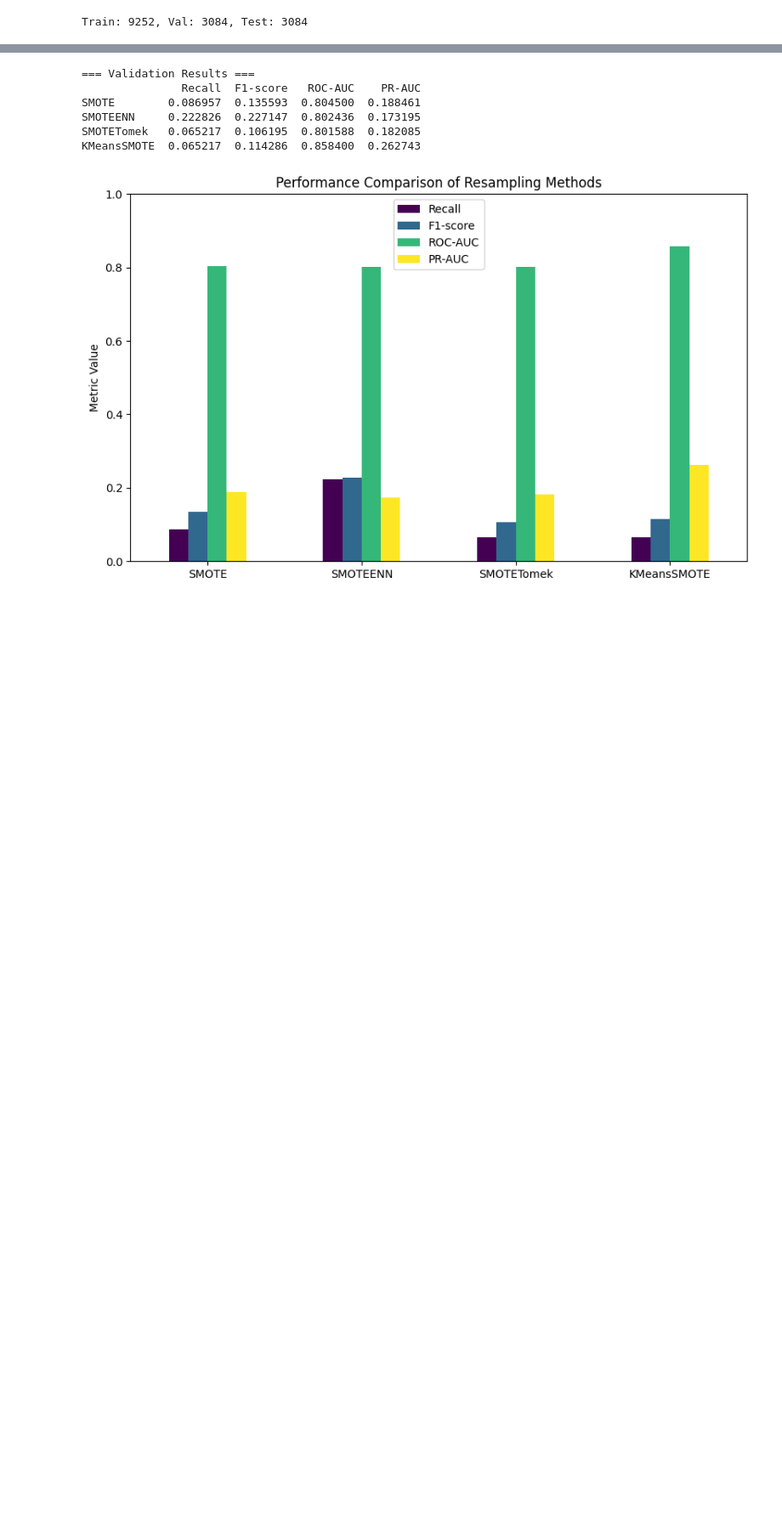
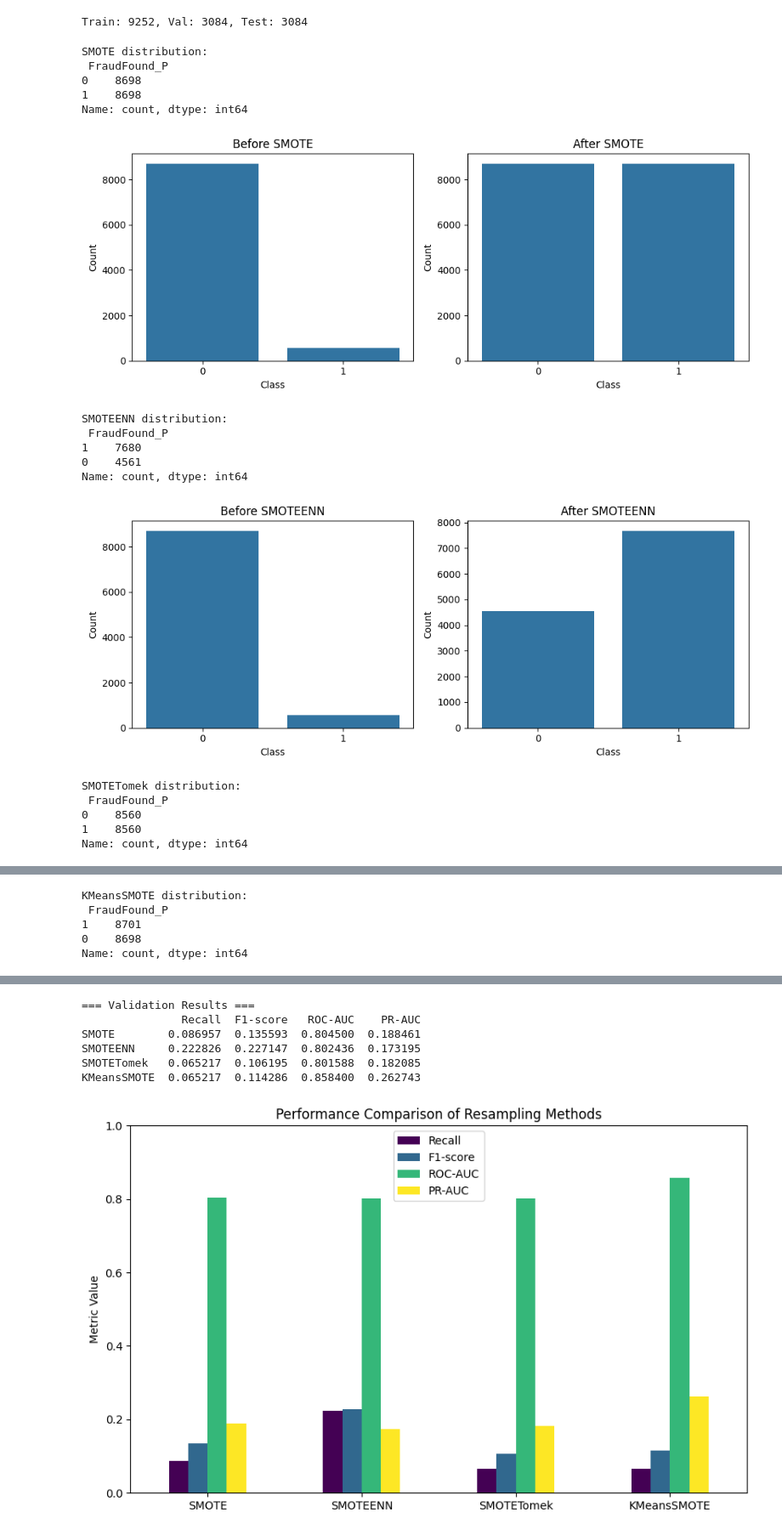
Before and after one commit to enxinn/DSA4263_VehicleInsuranceFraud, a Jupyter notebook: src/resampling_method.ipynb, the cells around one changed output, grey strips where cells are left out. Shown: that part at 85% size. Saved outputs shown, nothing was run; the diff lists cells and outputs as text; code cells hidden in the pictures; blank space fills up the shorter version.

```diff
--- a/src/resampling_method.ipynb
+++ b/src/resampling_method.ipynb
@@ -42,6 +42,19 @@ resamplers = {
         random_state=42, kmeans_estimator=kmeans, cluster_balance_threshold=0.01
     )
 }
+# %%
+# Define class distribution helper
+def plot_class_distribution(y_before, y_after, title):
+    fig, axes = plt.subplots(1, 2, figsize=(10, 4))
+    sns.countplot(x=y_before, ax=axes[0])
+    axes[0].set_title(f"Before {title}")
+    sns.countplot(x=y_after, ax=axes[1])
+    axes[1].set_title(f"After {title}")
+    for ax in axes:
+        ax.set_xlabel('Class')
+        ax.set_ylabel('Count')
+    plt.tight_layout()
+    plt.show()
 # %%
 # Define evaluation helper
 def evaluate_pipeline(name, pipeline, X_train, y_train, X_val, y_val):
@@ -57,3 +70,27 @@ def evaluate_pipeline(name, pipeline, X_train, y_train, X_val, y_val):
         "ROC-AUC": roc_auc_score(y_val, y_prob),
         "PR-AUC": auc(recall_curve, precision)
     }
+# %%
+# Class distribution after resampling methods
+for name, sampler in resamplers.items():
+    X_res, y_res = sampler.fit_resample(X_train, y_train)
+    print(f"{name} distribution:\n", pd.Series(y_res).value_counts(), "\n")
+    plot_class_distribution(y_train, y_res, name)
+# %% [output]
+SMOTE distribution:
+ FraudFound_P
+0    8698
+1    8698
+Name: count, dtype: int64
+[figure, added]
+SMOTEENN distribution:
+ FraudFound_P
+1    7680
+0    4561
+Name: count, dtype: int64
+[figure, added]
+SMOTETomek distribution:
+ FraudFound_P
+0    8560
+1    8560
+Name: count, dtype: int64
@@ -59,0 +98,5 @@ def evaluate_pipeline(name, pipeline, X_train, y_train, X_val, y_val):
+KMeansSMOTE distribution:
+ FraudFound_P
+1    8701
+0    8698
+Name: count, dtype: int64
```
Also changed, not shown: parts of 1 cell of this notebook.
